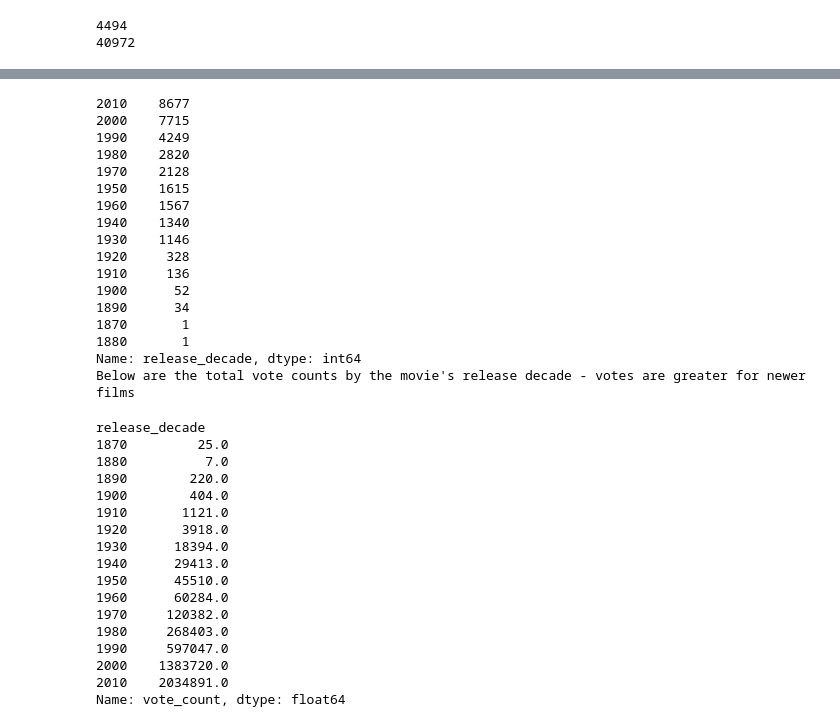
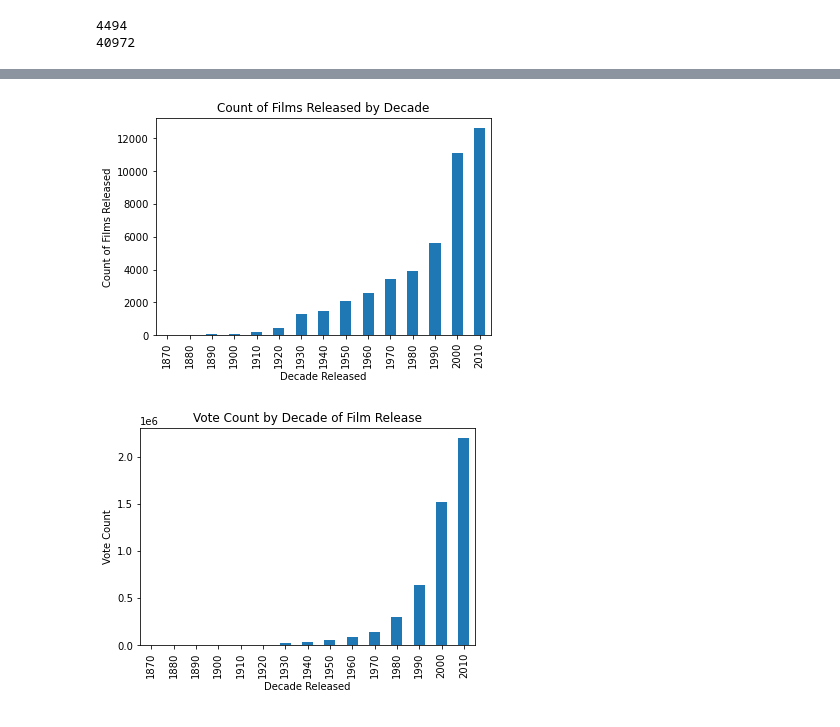
Before and after one commit to bdougall/W207_movies, a Jupyter notebook: movies_eda.ipynb, the cells around one changed output, grey strips where cells are left out. Cells and saved outputs as stored; diff of their text form; code cells hidden in the pictures.

```diff
--- a/movies_eda.ipynb
+++ b/movies_eda.ipynb
@@ -152,3 +163,0 @@ movies_df.belongs_to_collection.fillna(0, inplace=True)
-# %%
-# Extract the name field from genres - will now contain lists of values or empty lists for NaN
-movies_df['genres'] = [list(set([y['name'] for y in x])) for x in movies_df['genres'].apply(ast.literal_eval)]
@@ -167,4 +166,3 @@ Name: status, dtype: int64
 # %%
-# Filter the dataframe for movies with adult status of False, an original language of English, released, and video False
-filtered_movies = movies_df[(movies_df.adult == 'False') & (movies_df.original_language == 'en')
-                            & (movies_df.status == 'Released') & (movies_df.video == 'False')]
+# Filter the dataframe for movies with a status of released and a value for release date
+filtered_movies = movies_df[(movies_df.status == 'Released') & (movies_df.release_date.notnull())]
@@ -236,3 +190,4 @@ dtype: object
 # %%
 # Extract the release decade of each film
-final_movies['release_decade'] = (final_movies.release_date.dt.year//10)*10
+filtered_movies['release_date'] = pd.to_datetime(filtered_movies['release_date'])
+filtered_movies['release_decade'] = (filtered_movies.release_date.dt.year//10)*10
@@ -239,43 +205,26 @@ final_movies['release_decade'] = (final_movies.release_date.dt.year//10)*10
-# %%
-# Consider narrowing the timeframe of releaase dates to be evaluated
-# The first movie ever made was made in 1888, so 1870 is an error
-print(final_movies.release_decade.value_counts())
-
-# Find the vote count for movies by decade
-print('Below are the total vote counts by the movie\'s release decade - votes are greater for newer films')
-final_movies.groupby(['release_decade'])['vote_count'].sum()
-# %% [output]
-2010    8677
-2000    7715
-1990    4249
-1980    2820
-1970    2128
-1950    1615
-1960    1567
-1940    1340
-1930    1146
-1920     328
-1910     136
-1900      52
-1890      34
-1870       1
-1880       1
-Name: release_decade, dtype: int64
-Below are the total vote counts by the movie's release decade - votes are greater for newer films
-release_decade
-1870         25.0
-1880          7.0
-1890        220.0
-1900        404.0
-1910       1121.0
-1920       3918.0
-1930      18394.0
-1940      29413.0
-1950      45510.0
-1960      60284.0
-1970     120382.0
-1980     268403.0
-1990     597047.0
-2000    1383720.0
-2010    2034891.0
-Name: vote_count, dtype: float64
+# %%
+# Create a dataframe of release decade and the count of films released
+movies_released_by_decade = pd.DataFrame(filtered_movies.release_decade.value_counts()).reset_index()
+movies_released_by_decade.rename(columns = {'index':'decade','release_decade': 'count_released'}, inplace = True)
+movies_released_by_decade.sort_values(by='decade', inplace=True)
+
+# Create a dataframe of total ratings received by film's release decade
+vote_count_by_release_decade = pd.DataFrame(filtered_movies.groupby(['release_decade'])['vote_count'].sum()).reset_index()
+# %%
+# The greatest number of films released in a given decade was in 2010
+movies_released_by_decade.plot.bar(x='decade', y='count_released', legend=None)
+plt.xlabel('Decade Released')
+plt.ylabel('Count of Films Released')
+plt.title('Count of Films Released by Decade')
+plt.show()
+# %% [output]
+[figure, added]
+# %%
+# Films released in 2010 also received the greatest number of ratings from viewers
+vote_count_by_release_decade.plot.bar(x='release_decade', y='vote_count', legend=None)
+plt.xlabel('Decade Released')
+plt.ylabel('Vote Count')
+plt.title('Vote Count by Decade of Film Release')
+plt.show()
+# %% [output]
+[figure, added]
```
Also changed, not shown: parts of 30 cells of this notebook.
